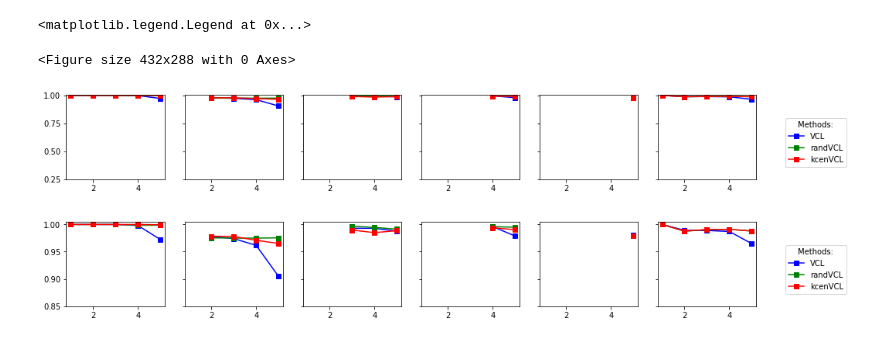
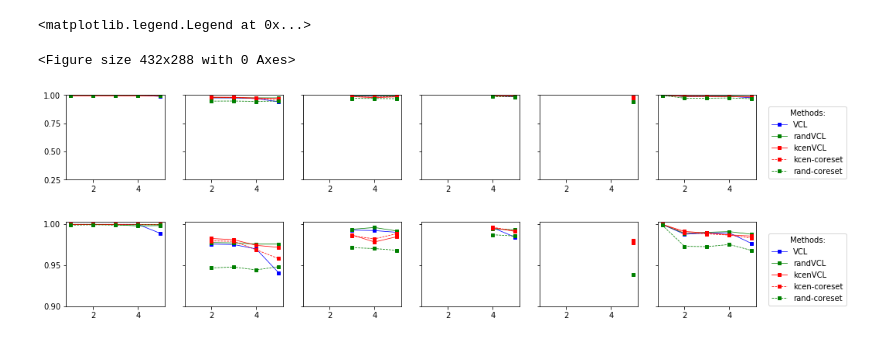
Before and after one commit to guyrom27/VariationalContinualLearning, a Jupyter notebook: Results.ipynb, the cells around one changed output. Drawn from its saved outputs; the diff is of its cells as text; code cells hidden in the pictures.

```diff
--- a/Results.ipynb
+++ b/Results.ipynb
@@ -24,6 +24,13 @@ for coreset_size in coreset_sizes:
     coreset_size = file.split("/")[-1].split("-")[-1].split(".")[0]
     plt.plot(np.arange(len(acc_mean_file))+1, acc_mean_file, label=label, marker='o')
 
+file_name=  "TF-permuted-only-coreset-400.npy"
+label = "TF (400)"
+acc_file = np.load(directory + file_name)
+acc_mean_file = np.nanmean(acc_file, 1)
+coreset_size = file.split("/")[-1].split("-")[-1].split(".")[0]
+plt.plot(np.arange(len(acc_mean_file))+1, acc_mean_file, label=label, marker='o')
+
 ax.set_xticks(range(1, len(acc_mean_file)+1))
 ax.set_ylabel('Average accuracy')
 ax.set_xlabel('# tasks')
@@ -89,6 +96,6 @@ directory_files = sorted(glob.glob(directory + "*-split.npy"))
 VCL_split = np.load(directory+"VCL-split.npy")
 randVCL_split = np.load(directory+"randVCL-split.npy")
 kcenVCL_split = np.load(directory+"kcenVCL-split.npy")
-print(VCL_split)
-print(randVCL_split)
-print(kcenVCL_split)
+kcen_coreset_only_split = np.load(directory+"kcen-coreset-only-split.npy")
+print()
+rand_coreset_only_split =  np.load(directory+"rand-coreset-only-split.npy")
@@ -111,5 +102,8 @@ print(kcenVCL_split)
 # %%
 x = np.arange(1,6)
+import matplotlib as mpl
+mpl.rcParams['lines.markersize'] = 4
+mpl.rcParams['lines.linewidth'] = 0.75
 
 plt.clf()
 g, ax1 = plt.subplots(1, 6, figsize=(16,2), sharex=True,
@@ -120,40 +114,50 @@ for i in range(5):
     ax1[i].plot(x[i:], VCL_split[i:,i], color = "b", marker = "s")
     ax1[i].plot(x[i:], randVCL_split[i:,i],color = "g", marker = "s")
     ax1[i].plot(x[i:], kcenVCL_split[i:,i], color = "r", marker = "s")
+    ax1[i].plot(x[i:], kcen_coreset_only_split[i:,i], color = "r", linestyle="--", marker = "s")
+    ax1[i].plot(x[i:], rand_coreset_only_split[i:,i], color = "g", linestyle="--",marker = "s")
+
+
     ax2[i].plot(x[i:], VCL_split[i:,i],color = "b", marker = "s")
     ax2[i].plot(x[i:], randVCL_split[i:,i],color = "g", marker = "s")
     ax2[i].plot(x[i:], kcenVCL_split[i:,i], color = "r",marker = "s")
+    ax2[i].plot(x[i:], kcen_coreset_only_split[i:,i], color = "r", linestyle="--", marker = "s")
+    ax2[i].plot(x[i:], rand_coreset_only_split[i:,i], color = "g", linestyle="--",marker = "s")
+
 ax1[-1].plot(x, np.nanmean(VCL_split,1), color = "b", marker = "s")
 ax1[-1].plot(x, np.nanmean(randVCL_split,1), color = "g", marker = "s")
-ax1[-1].plot(x, np.nanmean(randVCL_split,1), color = "r", marker = "s")
+ax1[-1].plot(x, np.nanmean(kcenVCL_split,1), color = "r", marker = "s")
+ax1[-1].plot(x, np.nanmean(kcen_coreset_only_split,1),color = "r", linestyle="--",marker = "s")
+ax1[-1].plot(x, np.nanmean(rand_coreset_only_split,1), color = "g", linestyle="--", marker = "s")
+
 ax2[-1].plot(x, np.nanmean(VCL_split,1), color = "b", marker = "s")
 ax2[-1].plot(x, np.nanmean(randVCL_split,1), color = "g", marker = "s")
-ax2[-1].plot(x, np.nanmean(randVCL_split,1), color = "r", marker = "s")
+ax2[-1].plot(x, np.nanmean(kcenVCL_split,1), color = "r", marker = "s")
+ax2[-1].plot(x, np.nanmean(kcen_coreset_only_split,1),color = "r", linestyle="--",marker = "s")
+ax2[-1].plot(x, np.nanmean(rand_coreset_only_split,1), color = "g", linestyle="--", marker = "s")
+
 #plt.figlegend(["VCL", "randVCL", "kcenVCL"],loc = "upper center")
 
 
 
 
 for i in range(6):
     ax1[i].set_yticks(np.arange(0.25, 1.25, 0.25))
-    ax2[i].set_yticks(np.arange(0.85, 1.00, 0.05))
+    ax2[i].set_yticks(np.arange(0.90, 1.01, 0.05))
 g.legend(   # The line objects
-           labels=["VCL", "randVCL", "kcenVCL"],   # The labels for each line
+           labels=["VCL", "randVCL", "kcenVCL", "kcen-coreset", "rand-coreset"],   # The labels for each line
            loc="center right",   # Position of legend
            borderaxespad=0.3,    # Small spacing around legend box
            title="Methods:"  # Title for the legend
            )
 h.legend(   # The line objects
-           labels=["VCL", "randVCL", "kcenVCL"],   # The labels for each line
+           labels=["VCL", "randVCL", "kcenVCL", "kcen-coreset", "rand-coreset"],   # The labels for each line
            loc="center right",   # Position of legend
            borderaxespad=0.3,    # Small spacing around legend box
            title="Methods:"  # Title for the legend
            )
-#for axi in ax1.flat:
-#    axi.xaxis.set_major_locator(plt.MaxNLocator(3))
-#    axi.yaxis.set_major_locator(plt.MaxNLocator(3))
 # %% [output]
 <matplotlib.legend.Legend at 0x...>
 <Figure size 432x288 with 0 Axes>
-[figure, old version]
+[figure, new version]
-[figure, old version]
+[figure, new version]
```
Also changed, not shown: parts of 3 cells of this notebook, 3 other files.
